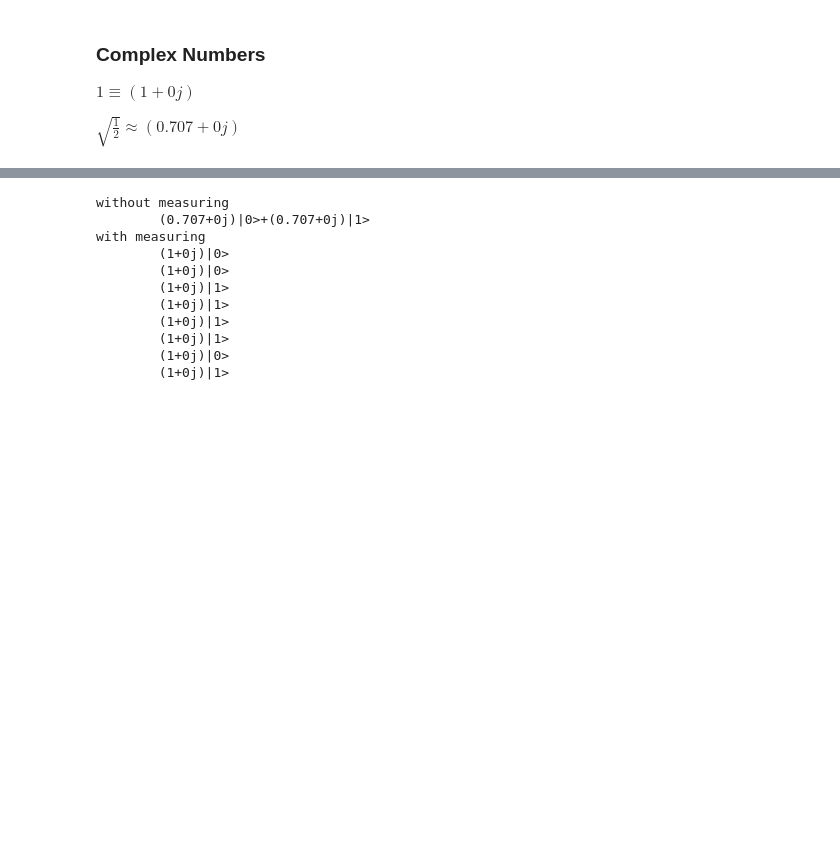
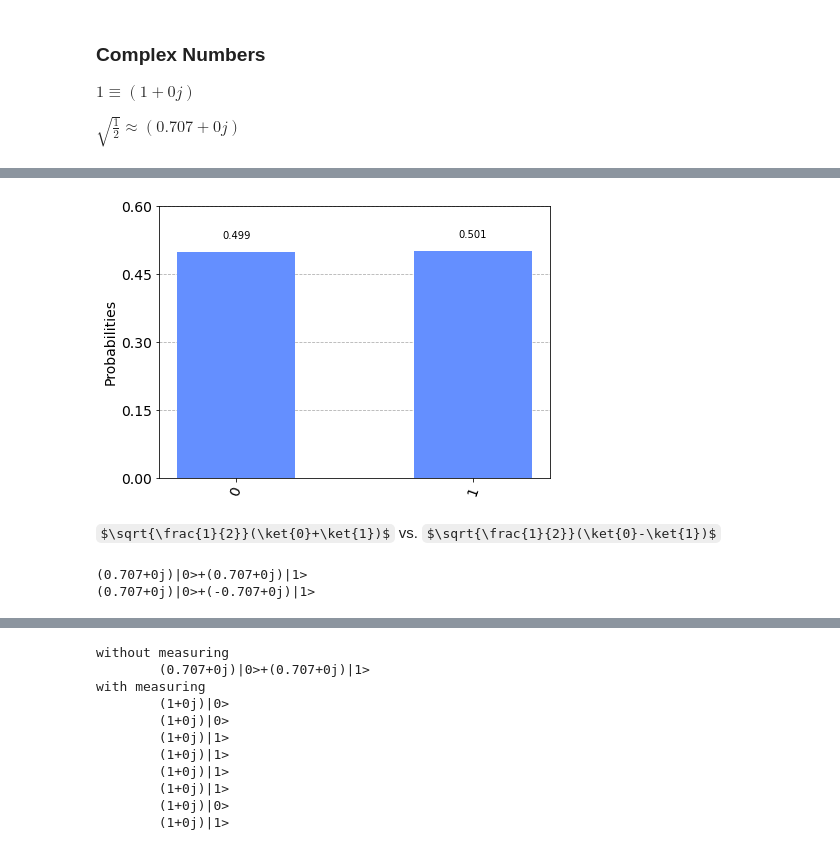
Before and after one commit to anna-naden/quantum-computing, a Jupyter notebook: 12-measurement.ipynb, the cells around one changed output, grey strips where cells are left out. Cells and saved outputs as stored; diff of their text form; code cells hidden in the pictures; some formulas as TeX source; blank space fills up the shorter version.

```diff
--- a/12-measurement.ipynb
+++ b/12-measurement.ipynb
@@ -86,0 +121,28 @@ def ket2(statevector):
+# %%
+counts = execute(prepare_minus(True), backend=QasmSimulator(), shots=10000).result().get_counts()
+plot_histogram(counts)
+# %% [output]
+[figure, added]
+# %% [markdown]
+$\sqrt{\frac{1}{2}}(\ket{0}+\ket{1})$ vs. $\sqrt{\frac{1}{2}}(\ket{0}-\ket{1})$
+# %%
+def prepare_mixed1(measure=False):
+    circuit = qiskit.QuantumCircuit(1,1)
+    circuit.h(0)
+    if measure:
+        circuit.measure(0,0)
+    return circuit
+def prepare_mixed2(measure=False):
+    circuit = qiskit.QuantumCircuit(1,1)
+    circuit.x(0)
+    circuit.h(0)
+    if measure:
+        circuit.measure(0,0)
+    return circuit
+statevector = execute(prepare_mixed1(), backend=statevector_simulator).result().get_statevector()
+print(ket1(statevector))
+statevector = execute(prepare_mixed2(), backend=statevector_simulator).result().get_statevector()
+print(ket1(statevector))
+# %% [output]
+(0.707+0j)|0>+(0.707+0j)|1>
+(0.707+0j)|0>+(-0.707+0j)|1>
```
Also changed, not shown: parts of 11 cells of this notebook.
